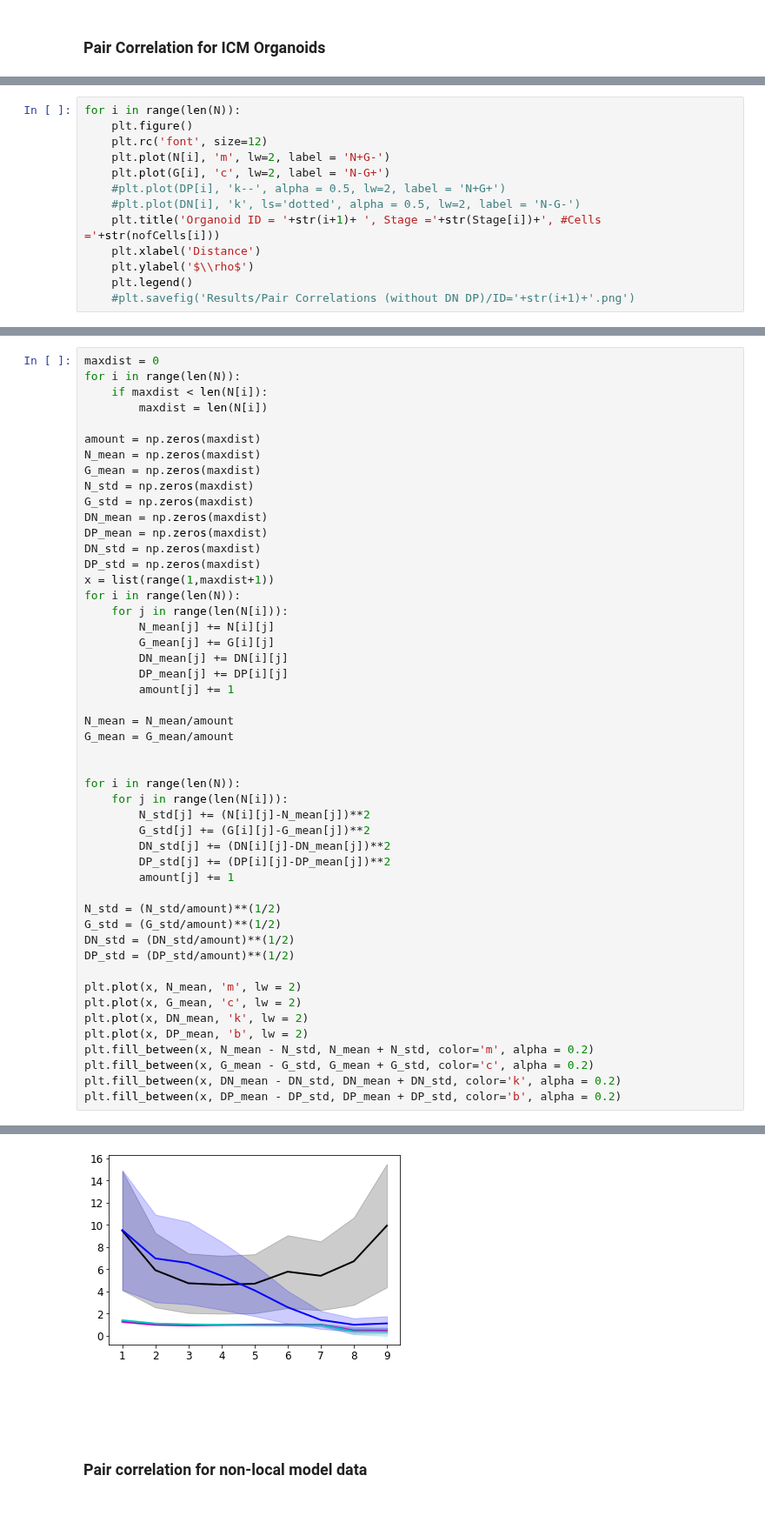
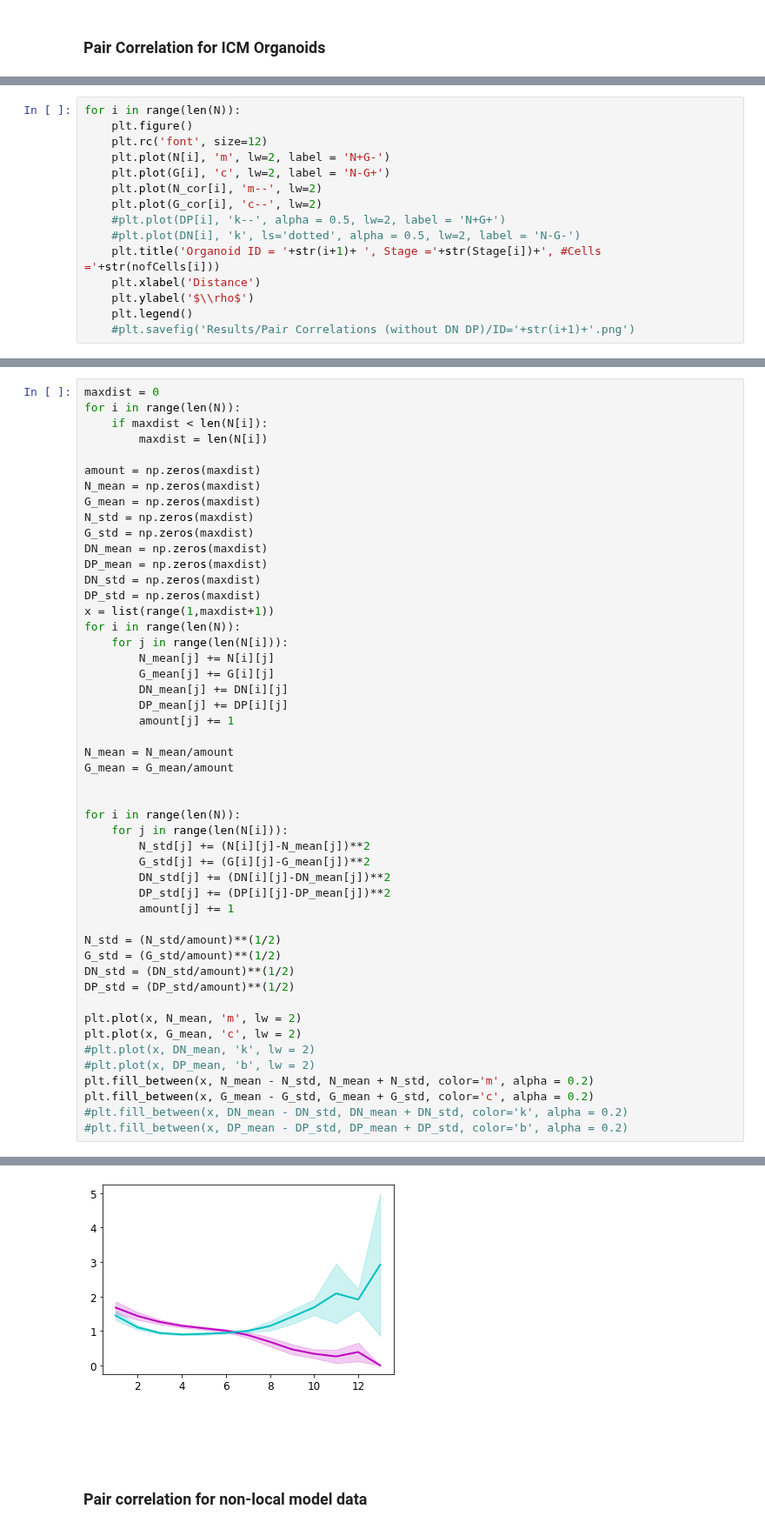
Before and after one commit to SchardtS/Cell-Differentiation, a Jupyter notebook: Data Production.ipynb, the cells around one changed output, grey strips where cells are left out. Shown at 87% size. Saved outputs shown, nothing was run; the diff lists cells and outputs as text.

```diff
--- a/Data Production.ipynb
+++ b/Data Production.ipynb
@@ -135,6 +174,8 @@ for i in range(len(N)):
     plt.rc('font', size=12)
     plt.plot(N[i], 'm', lw=2, label = 'N+G-')
     plt.plot(G[i], 'c', lw=2, label = 'N-G+')
+    plt.plot(N_cor[i], 'm--', lw=2)
+    plt.plot(G_cor[i], 'c--', lw=2)
     #plt.plot(DP[i], 'k--', alpha = 0.5, lw=2, label = 'N+G+')
     #plt.plot(DN[i], 'k', ls='dotted', alpha = 0.5, lw=2, label = 'N-G-')
     plt.title('Organoid ID = '+str(i+1)+ ', Stage ='+str(Stage[i])+', #Cells ='+str(nofCells[i]))
@@ -168,38 +208,38 @@ for i in range(len(N)):
     for j in range(len(N[i])):
         N_mean[j] += N[i][j]
         G_mean[j] += G[i][j]
         DN_mean[j] += DN[i][j]
         DP_mean[j] += DP[i][j]
         amount[j] += 1
 
 N_mean = N_mean/amount
 G_mean = G_mean/amount
 
 
 for i in range(len(N)):
     for j in range(len(N[i])):
         N_std[j] += (N[i][j]-N_mean[j])**2
         G_std[j] += (G[i][j]-G_mean[j])**2
         DN_std[j] += (DN[i][j]-DN_mean[j])**2
         DP_std[j] += (DP[i][j]-DP_mean[j])**2
         amount[j] += 1
 
 N_std = (N_std/amount)**(1/2)
 G_std = (G_std/amount)**(1/2)
 DN_std = (DN_std/amount)**(1/2)
 DP_std = (DP_std/amount)**(1/2)
 
 plt.plot(x, N_mean, 'm', lw = 2)
 plt.plot(x, G_mean, 'c', lw = 2)
-plt.plot(x, DN_mean, 'k', lw = 2)
-plt.plot(x, DP_mean, 'b', lw = 2)
+#plt.plot(x, DN_mean, 'k', lw = 2)
+#plt.plot(x, DP_mean, 'b', lw = 2)
 plt.fill_between(x, N_mean - N_std, N_mean + N_std, color='m', alpha = 0.2)
 plt.fill_between(x, G_mean - G_std, G_mean + G_std, color='c', alpha = 0.2)
-plt.fill_between(x, DN_mean - DN_std, DN_mean + DN_std, color='k', alpha = 0.2)
-plt.fill_between(x, DP_mean - DP_std, DP_mean + DP_std, color='b', alpha = 0.2)
+#plt.fill_between(x, DN_mean - DN_std, DN_mean + DN_std, color='k', alpha = 0.2)
+#plt.fill_between(x, DP_mean - DP_std, DP_mean + DP_std, color='b', alpha = 0.2)
 # %% [output]
 <matplotlib.collections.PolyCollection at 0x...>
-[figure, old version]
+[figure, new version]
 # %% [markdown]
 <br>
 <br>
```
Also changed, not shown: parts of 9 cells of this notebook, 1 other file.
